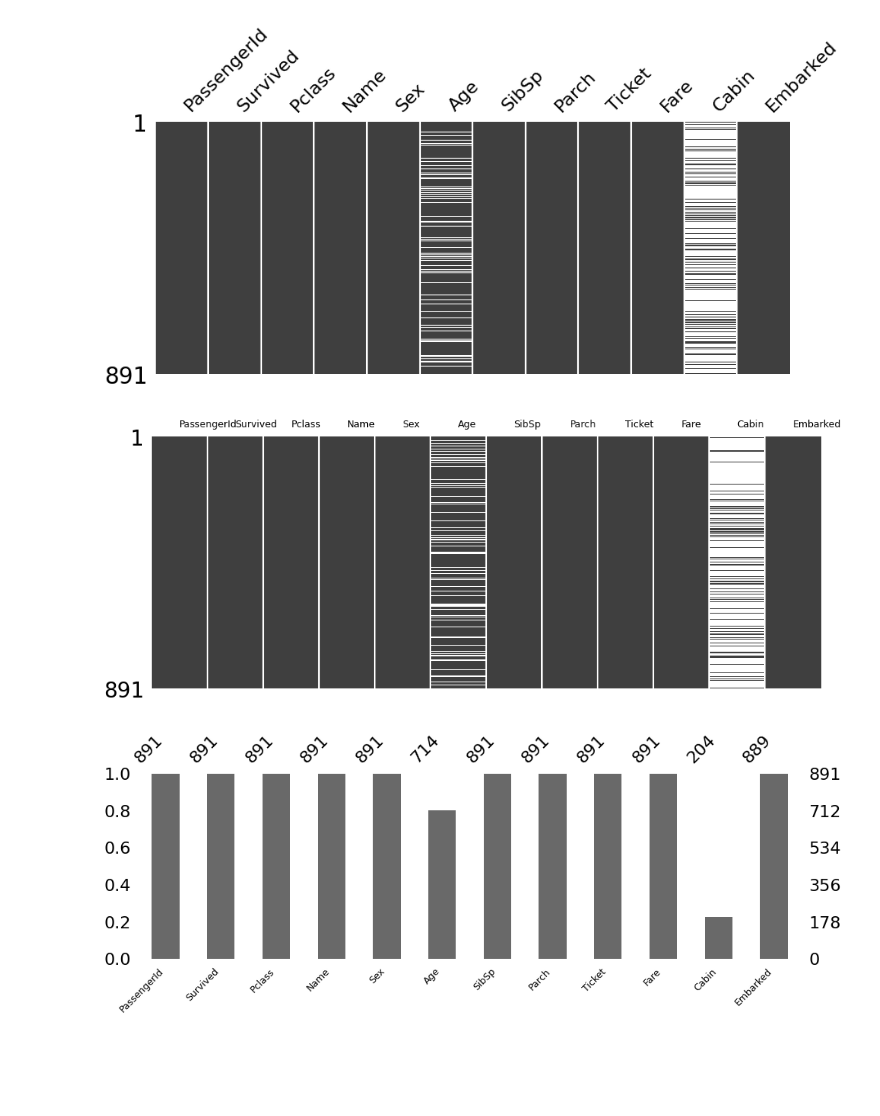
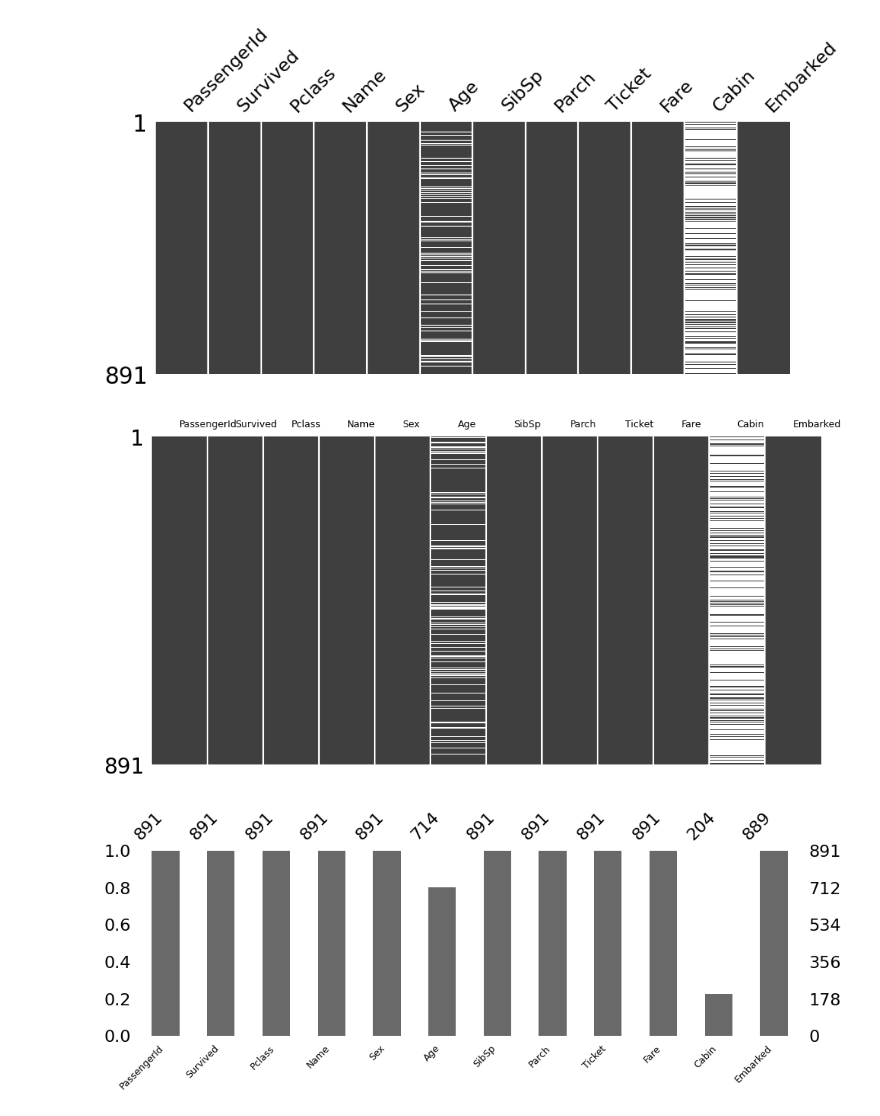
Before and after one commit to yuri19762008/000_ANALISTA_DATOS, a Jupyter notebook: Bootcamp-main/Modulo3/Leccion4/Index.ipynb, the cells around one changed output. Drawn from its saved outputs; the diff is of its cells as text; code cells hidden in the pictures; blank space fills up the shorter version.

```diff
--- a/Bootcamp-main/Modulo3/Leccion4/Index.ipynb
+++ b/Bootcamp-main/Modulo3/Leccion4/Index.ipynb
@@ -103,14 +103,14 @@ plt.show()
 # %%
 import missingno as msno
 import matplotlib.pyplot as plt
 
-ax = msno.matrix(df, figsize=(10, 4), sparkline=False)
+ax = msno.matrix(df, figsize=(10, 5), sparkline=False)
 ax.tick_params(axis='x', labelsize=9)
 plt.xticks(rotation=0)
 plt.tight_layout()
 plt.show()
 # %% [output]
-[figure, old version]
+[figure, new version]
 # %%
 ax = msno.bar(df, figsize=(10, 4))
 ax.tick_params(axis='x', labelsize=9)
```
Also changed, not shown: parts of 5 cells of this notebook, 1 other file.
